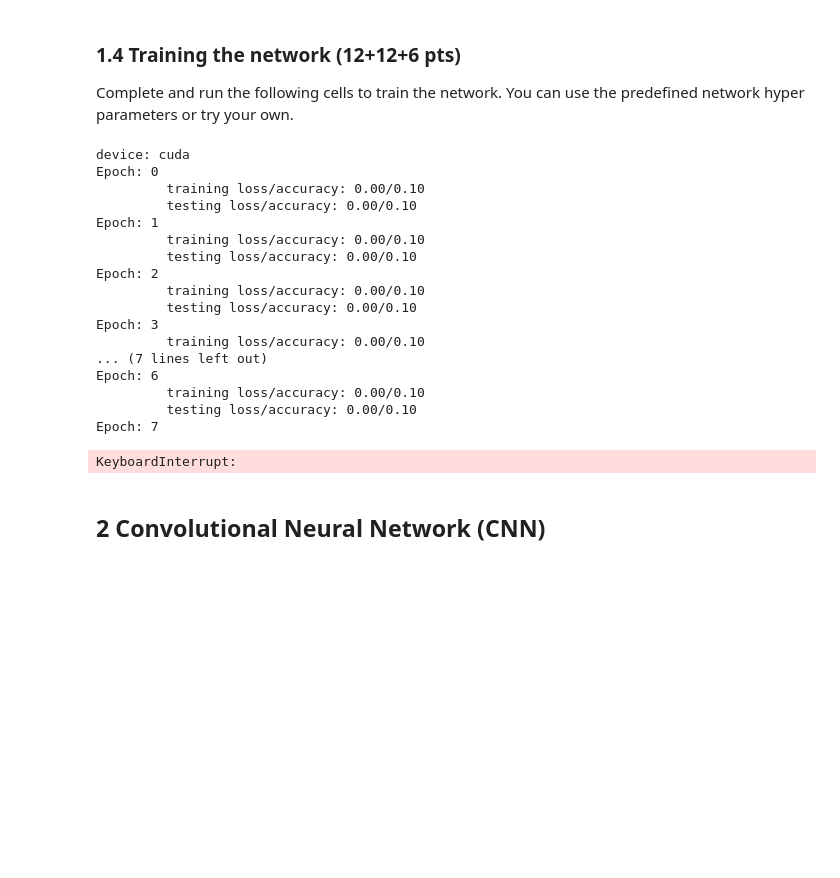
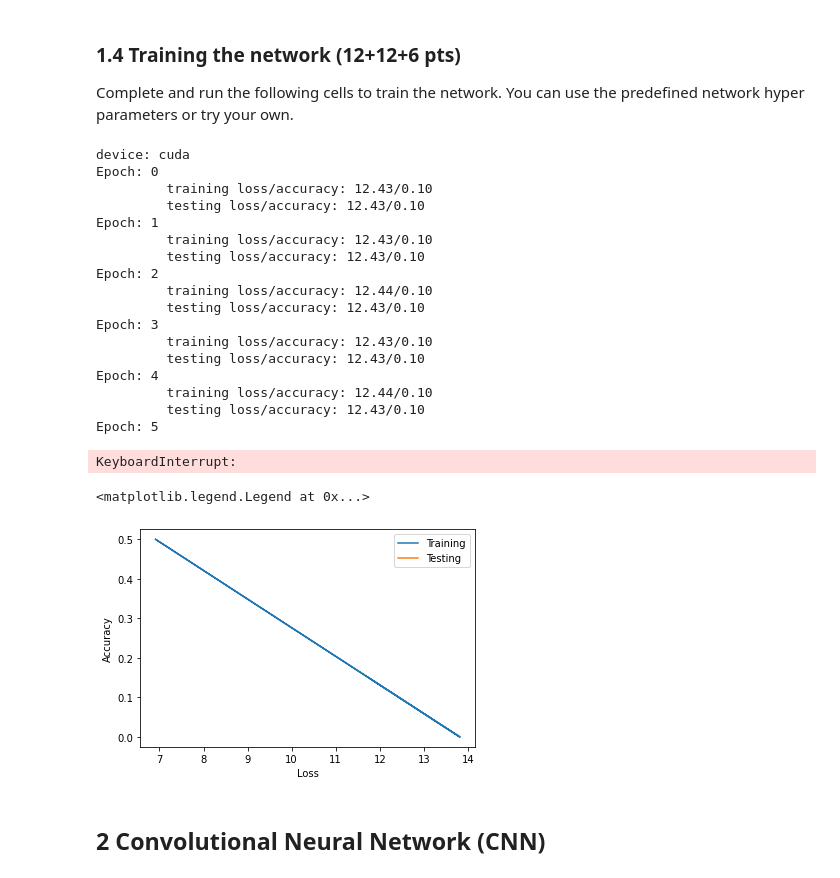
Before and after one commit to armandorusso/Image-Classification-and-Neural-Networks, a Jupyter notebook: project_skeleton.ipynb, the cells around one changed output. Cells and saved outputs as stored; diff of their text form; code cells hidden in the pictures; blank space fills up the shorter version.

Commit message:
Fix Weight & Bias storage bug & More CNN Code

```diff
--- a/project_skeleton.ipynb
+++ b/project_skeleton.ipynb
@@ -103,7 +103,9 @@ def ReLU(x):
     """
     ### TODO: Fill out this function
     x[x < 0] = 0
-    return x
+    removed_max = x - x.max()
+    x = removed_max
+    return removed_max
 
 def Identity(x):
     """ Identity activation function
@@ -220,11 +221,16 @@ class my_nn:
             current_layer = self.layers_dim[dim]
             next_layer = self.layers_dim[dim + 1]
 
-            # Weights from prev -> current layer
-            layered_nodes = torch.rand(current_layer, next_layer, device=self.device, requires_grad=True)
+            # Weights from current -> next layer
+            layered_nodes = torch.randn(current_layer, next_layer, device=self.device)
+            layered_nodes.requires_grad = True
+            layered_nodes = layered_nodes.float()
+            # print("weights", layered_nodes)
 
             # Bias for layer
-            bias = torch.rand(next_layer, device=self.device, requires_grad=True)
+            bias = torch.randn(next_layer, device=self.device)
+            bias.requires_grad = True
+            bias = bias.float()
             w = 'W' + str(dim + 1)
             b = 'b' + str(dim + 1)
             self.params[w] = layered_nodes
@@ -241,7 +247,7 @@ class my_nn:
             torch.tensor: tensor of shape of (B, N_classes)
         """
         ### TODO: Fill out this function
-        for_pass_nn = torch.zeros(batch_size, 10, device=self.device, requires_grad=True)
+        for_pass_nn = torch.zeros(batch_size, 10, device=self.device)
         for b_index in range(len(x)):
             image = x[b_index][0]
             image = image.reshape(28 * 28).to(self.device)
@@ -252,16 +258,18 @@ class my_nn:
                     image = Sigmoid(
                                     (image @ self.params['W' + str(layer_index + 1)]) + self.params['b' + str(layer_index + 1)])
                 elif self.layers_activation[b_index] == "relu":
-                  #  print("image shape", image.shape)
-                  #  print("bias shape", self.params['b' + str(layer_index + 1)].shape)
-                  #  print("weight shape", self.params['W' + str(layer_index + 1)].shape)
+                    # print("image shape", image.shape)
+                    # print("bias shape", self.params['b' + str(layer_index + 1)].shape)
+                    # print("weight shape", self.params['W' + str(layer_index + 1)].shape)
                     image = ReLU(
                                     (image @ self.params['W' + str(layer_index + 1)]) + self.params['b' + str(layer_index + 1)])
+                    # print("after activation", image)
                 elif self.layers_activation[b_index] == "identity":
                     image = Identity(
                                     (image @ self.params['W' + str(layer_index + 1)]) + self.params['b' + str(layer_index + 1)])
 
-            for_pass_nn.data[b_index] = image
+            for_pass_nn[b_index] = image
+            # print("in f_nn", image)
 
         return for_pass_nn
 
@@ -368,7 +375,7 @@ def Test(model,dataloader,device):
 # %%
 # Training hyper parameters
 epochs = 10
-learning_rate = 0.0001
+learning_rate = 0.00001
 layers_dim = [28*28,512,512,10]
 layer_activation_fn = []
 
@@ -410,25 +417,33 @@ for epoch in range(epochs):
 # %% [output]
 device: cuda
 Epoch: 0
-         training loss/accuracy: 0.00/0.10
-         testing loss/accuracy: 0.00/0.10
+         training loss/accuracy: 12.43/0.10
+         testing loss/accuracy: 12.43/0.10
 Epoch: 1
-         training loss/accuracy: 0.00/0.10
-         testing loss/accuracy: 0.00/0.10
+         training loss/accuracy: 12.43/0.10
+         testing loss/accuracy: 12.43/0.10
 Epoch: 2
-         training loss/accuracy: 0.00/0.10
-         testing loss/accuracy: 0.00/0.10
+         training loss/accuracy: 12.44/0.10
+         testing loss/accuracy: 12.43/0.10
 Epoch: 3
-         training loss/accuracy: 0.00/0.10
-... (7 lines left out)
-Epoch: 6
-         training loss/accuracy: 0.00/0.10
-         testing loss/accuracy: 0.00/0.10
-Epoch: 7
+         training loss/accuracy: 12.43/0.10
+         testing loss/accuracy: 12.43/0.10
+Epoch: 4
+         training loss/accuracy: 12.44/0.10
+         testing loss/accuracy: 12.43/0.10
+Epoch: 5
 KeyboardInterrupt:
 # %%
 ### TODO: visualize train_loss and train_accuracy
 ### TODO: visualize test_loss and test_accuracy
+plt.plot(train_loss_tracker, train_accuracy_tracker, label='Training')
+plt.plot(test_loss_tracker, test_accuracy_tracker, label='Testing')
+plt.xlabel("Loss")
+plt.ylabel("Accuracy")
+plt.legend()
+# %% [output]
+<matplotlib.legend.Legend at 0x...>
+[figure, added]
 # %% [markdown]
 ## 2 Convolutional Neural Network (CNN)
 # %% [markdown]
```
Also changed, not shown: parts of 5 cells of this notebook.
